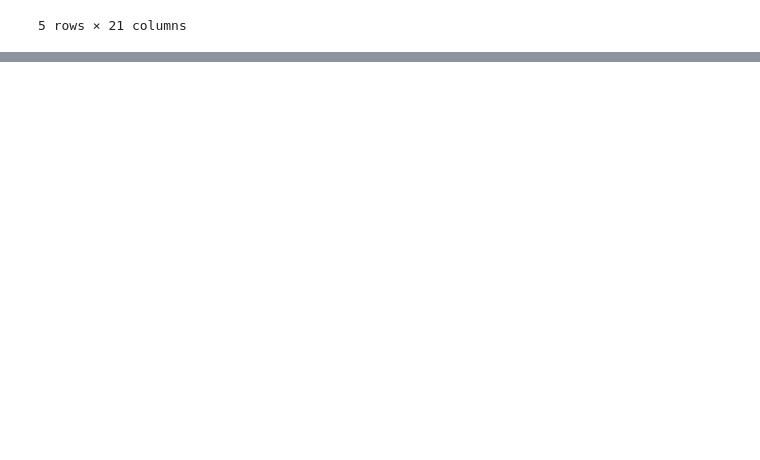
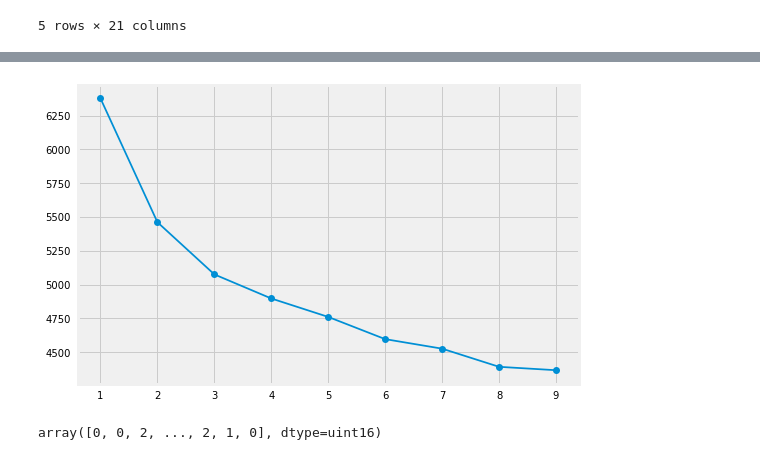
Before and after one commit to eamonoflamancha/duolingo, a Jupyter notebook: Notebooks/Clustering.ipynb, the cells around one changed output, grey strips where cells are left out. Drawn from its saved outputs; the diff is of its cells as text; code cells hidden in the pictures; blank space fills up the shorter version.

Commit message:
Cluster summary

```diff
--- a/Notebooks/Clustering.ipynb
+++ b/Notebooks/Clustering.ipynb
@@ -60,0 +52,4 @@ memory usage: 293.1+ KB
+# %%
+catColumnsPos = [df_norm.columns.get_loc(col) for col in list(df_norm.select_dtypes(['bool','category']).columns)]
+print('Categorical columns           : {}'.format(list(df.select_dtypes(['bool','category']).columns)))
+print('Categorical columns position  : {}'.format(catColumnsPos))
@@ -60,0 +59,2 @@ memory usage: 293.1+ KB
+# %%
+dfMatrix = df_norm.to_numpy()
@@ -60,0 +75,10 @@ memory usage: 293.1+ KB
+# %%
+cost = []
+for cluster in range(1, 10):
+    try:
+        kprototype = KPrototypes(n_jobs = -1, n_clusters = cluster, init = 'Huang', random_state = 42)
+        kprototype.fit_predict(dfMatrix, categorical = catColumnsPos)
+        cost.append(kprototype.cost_)
+        print('Cluster initiation: {}'.format(cluster))
+    except:
+        break
@@ -60,0 +95,2 @@ memory usage: 293.1+ KB
+# %%
+df_cost = pd.DataFrame({'Cluster':range(1, 10), 'Cost':cost})
@@ -61,4 +108,12 @@ memory usage: 293.1+ KB
+# %%
+fig, ax = plt.subplots()
+ax.plot(df_cost['Cluster'], df_cost['Cost'], 'o-')
+plt.show()
+# %% [output]
+[figure, added]
 # %%
-kproto = KPrototypes(n_clusters=3, init='Cao')
-clusters = kproto.fit_predict(df_norm, categorical=[0,1,2,3,4,5,6,7,8,9,10,11,12,13,15,16,18])
+kprototype = KPrototypes(n_jobs = -1, n_clusters = 3, init = 'Huang', random_state = 42)
+kprototype.fit_predict(dfMatrix, categorical = catColumnsPos)
+# %% [output]
+array([0, 0, 2, ..., 2, 1, 0], dtype=uint16)
 # %%
```
Also changed, not shown: parts of 20 cells of this notebook, 1 other file.
